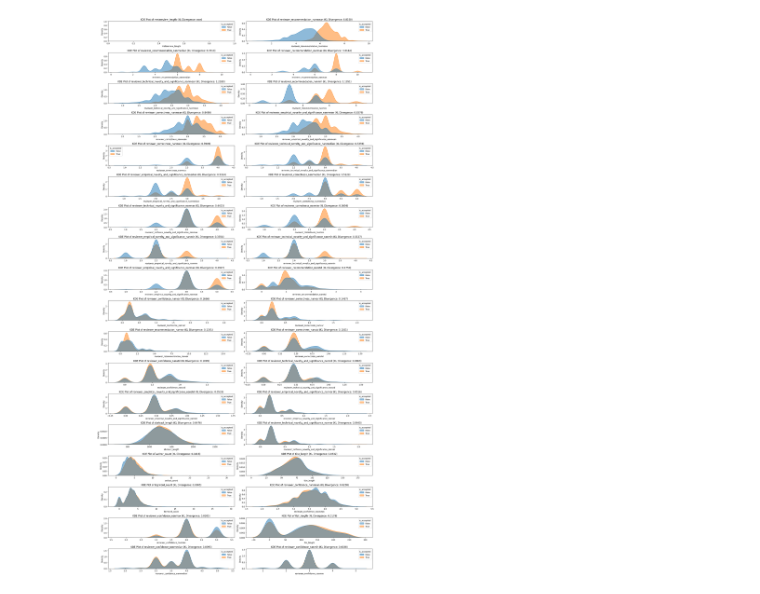
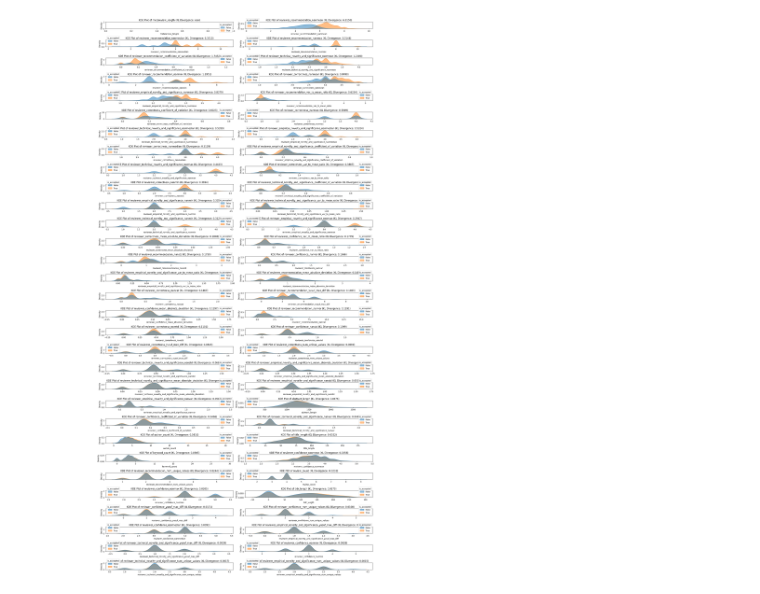
Before and after one commit to halilfarukkaragoz/data-literacy-group16, a Jupyter notebook: koray/notebooks/distribution-of-features.ipynb, the cells around one changed output. Drawn from its saved outputs; the diff is of its cells as text; code cells hidden in the pictures.

```diff
--- a/koray/notebooks/distribution-of-features.ipynb
+++ b/koray/notebooks/distribution-of-features.ipynb
@@ -58,36 +58,35 @@ def calculate_kl_divergence(df, column, group_col='is_accepted'):
     # Add small epsilon to avoid division by zero
     epsilon = 1e-10
     p = p + epsilon
     q = q + epsilon
 
     # Normalize to ensure they are probabilities
     p = p / p.sum()
     q = q / q.sum()
 
     # Calculate KL divergence
     return entropy(p, q)
 
 # Compute KL divergence for all numerical columns
 kl_divergences = {
     col: calculate_kl_divergence(df, col, group_col='is_accepted')
     for col in numerical_columns
 }
 
 # Sort numerical columns by KL divergence in descending order
 sorted_columns = sorted(kl_divergences, key=kl_divergences.get, reverse=True)
+sorted_columns = sorted_columns[:62] # matplotlib can't handle more than 62 subplots
 
 plt.figure(figsize=(20, 40))
-
-
 for i, col in enumerate(sorted_columns, 1):
     plt.subplot(len(sorted_columns) // 2, 2, i)
     sns.kdeplot(data=df, x=col, hue='is_accepted', fill=True, common_norm=False, alpha=0.5)
     plt.title(f'KDE Plot of {col} (KL Divergence: {kl_divergences[col]:.4f})')
 
 plt.tight_layout()
 plt.show()
 # %% [output]
-[figure, old version]
+[figure, new version]
 # %%
 import pandas as pd
 import seaborn as sns
```
Also changed, not shown: parts of 3 cells of this notebook, 1 other file.
